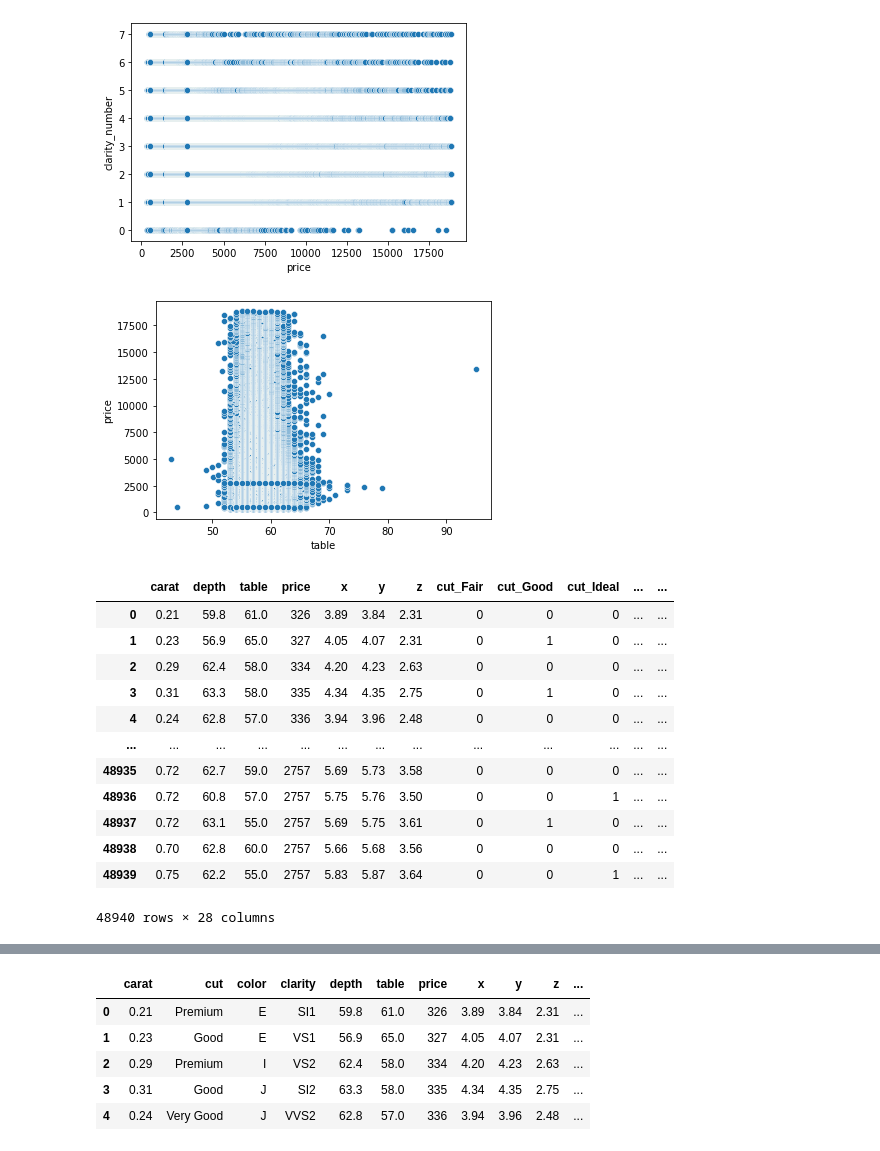
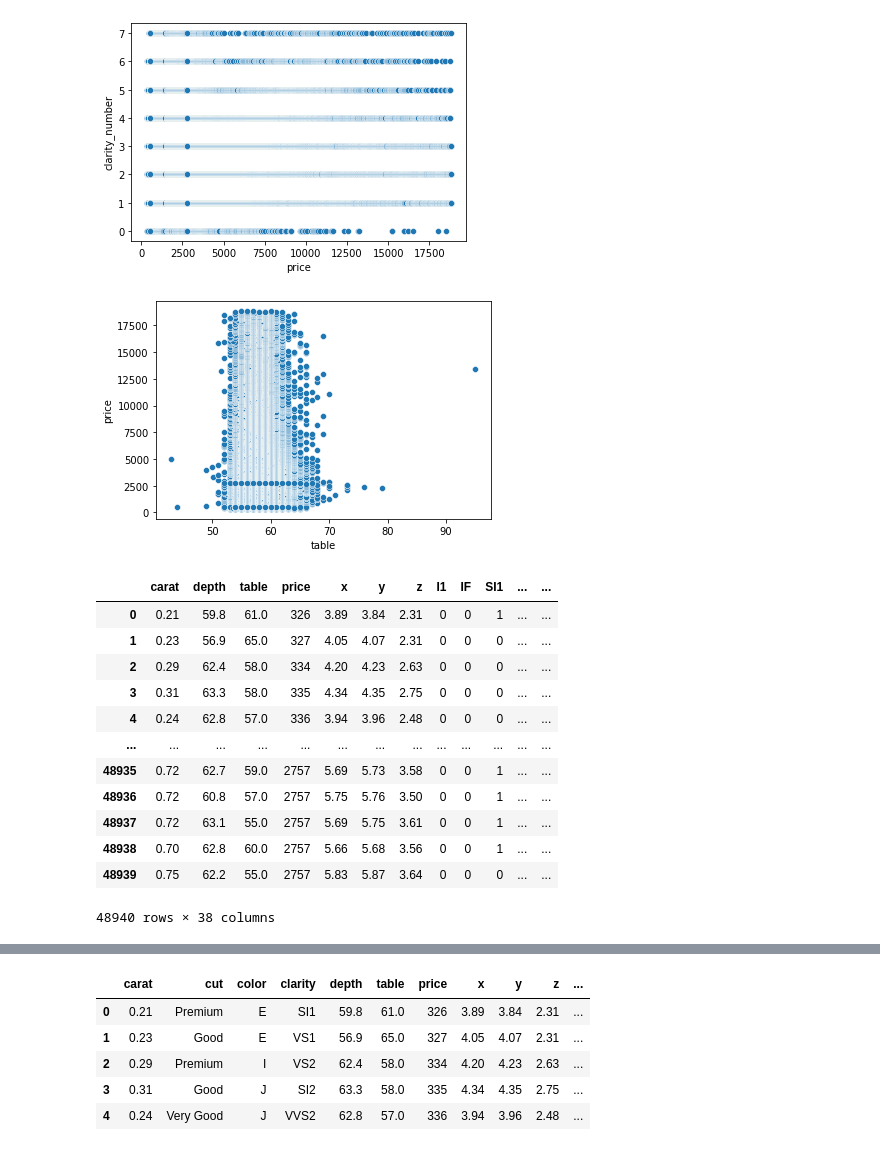
Before and after one commit to marisnner7/ironhack, a Jupyter notebook: projeto_diamond/diamonds.ipynb, the cells around one changed output, grey strips where cells are left out. Saved outputs shown, nothing was run; the diff lists cells and outputs as text; code cells hidden in the pictures.

```diff
--- a/projeto_diamond/diamonds.ipynb
+++ b/projeto_diamond/diamonds.ipynb
@@ -17,0 +39,5 @@ df.head()
+# %%
+df = pd.read_csv('./diamonds.csv')
+df_dummy = pd.get_dummies(df['clarity'])
+df = pd.concat([df, df_dummy], axis=1)
+df.head()
@@ -111,4 +149,4 @@ sns.scatterplot(df.price, df.clarity_number);
 # %%
 sns.scatterplot(df.table, df.price);
 # %% [output]
-[figure, old version]
+[figure, new version]
@@ -117,19 +153,19 @@ sns.boxplot(y=df.color_number,x=df.price);
 # %%
-pd.get_dummies(diamonds)
+pd.get_dummies(df)
 # %% [output]
-|  | carat | depth | table | price | x | y | z | cut_Fair | cut_Good | cut_Ideal | ... | ... |
-| 0 | 0.21 | 59.8 | 61.0 | 326 | 3.89 | 3.84 | 2.31 | 0 | 0 | 0 | ... | ... |
-| 1 | 0.23 | 56.9 | 65.0 | 327 | 4.05 | 4.07 | 2.31 | 0 | 1 | 0 | ... | ... |
+|  | carat | depth | table | price | x | y | z | I1 | IF | SI1 | ... | ... |
+| 0 | 0.21 | 59.8 | 61.0 | 326 | 3.89 | 3.84 | 2.31 | 0 | 0 | 1 | ... | ... |
+| 1 | 0.23 | 56.9 | 65.0 | 327 | 4.05 | 4.07 | 2.31 | 0 | 0 | 0 | ... | ... |
 | 2 | 0.29 | 62.4 | 58.0 | 334 | 4.20 | 4.23 | 2.63 | 0 | 0 | 0 | ... | ... |
-| 3 | 0.31 | 63.3 | 58.0 | 335 | 4.34 | 4.35 | 2.75 | 0 | 1 | 0 | ... | ... |
+| 3 | 0.31 | 63.3 | 58.0 | 335 | 4.34 | 4.35 | 2.75 | 0 | 0 | 0 | ... | ... |
 | 4 | 0.24 | 62.8 | 57.0 | 336 | 3.94 | 3.96 | 2.48 | 0 | 0 | 0 | ... | ... |
 | ... | ... | ... | ... | ... | ... | ... | ... | ... | ... | ... | ... | ... |
-| 48935 | 0.72 | 62.7 | 59.0 | 2757 | 5.69 | 5.73 | 3.58 | 0 | 0 | 0 | ... | ... |
+| 48935 | 0.72 | 62.7 | 59.0 | 2757 | 5.69 | 5.73 | 3.58 | 0 | 0 | 1 | ... | ... |
 | 48936 | 0.72 | 60.8 | 57.0 | 2757 | 5.75 | 5.76 | 3.50 | 0 | 0 | 1 | ... | ... |
-| 48937 | 0.72 | 63.1 | 55.0 | 2757 | 5.69 | 5.75 | 3.61 | 0 | 1 | 0 | ... | ... |
-| 48938 | 0.70 | 62.8 | 60.0 | 2757 | 5.66 | 5.68 | 3.56 | 0 | 0 | 0 | ... | ... |
-| 48939 | 0.75 | 62.2 | 55.0 | 2757 | 5.83 | 5.87 | 3.64 | 0 | 0 | 1 | ... | ... |
+| 48937 | 0.72 | 63.1 | 55.0 | 2757 | 5.69 | 5.75 | 3.61 | 0 | 0 | 1 | ... | ... |
+| 48938 | 0.70 | 62.8 | 60.0 | 2757 | 5.66 | 5.68 | 3.56 | 0 | 0 | 1 | ... | ... |
+| 48939 | 0.75 | 62.2 | 55.0 | 2757 | 5.83 | 5.87 | 3.64 | 0 | 0 | 0 | ... | ... |
-48940 rows × 28 columns
+48940 rows × 38 columns
 # %%
 diamonds['cut_category'] = ''
 diamonds.head()
```
Also changed, not shown: parts of 26 cells of this notebook.
